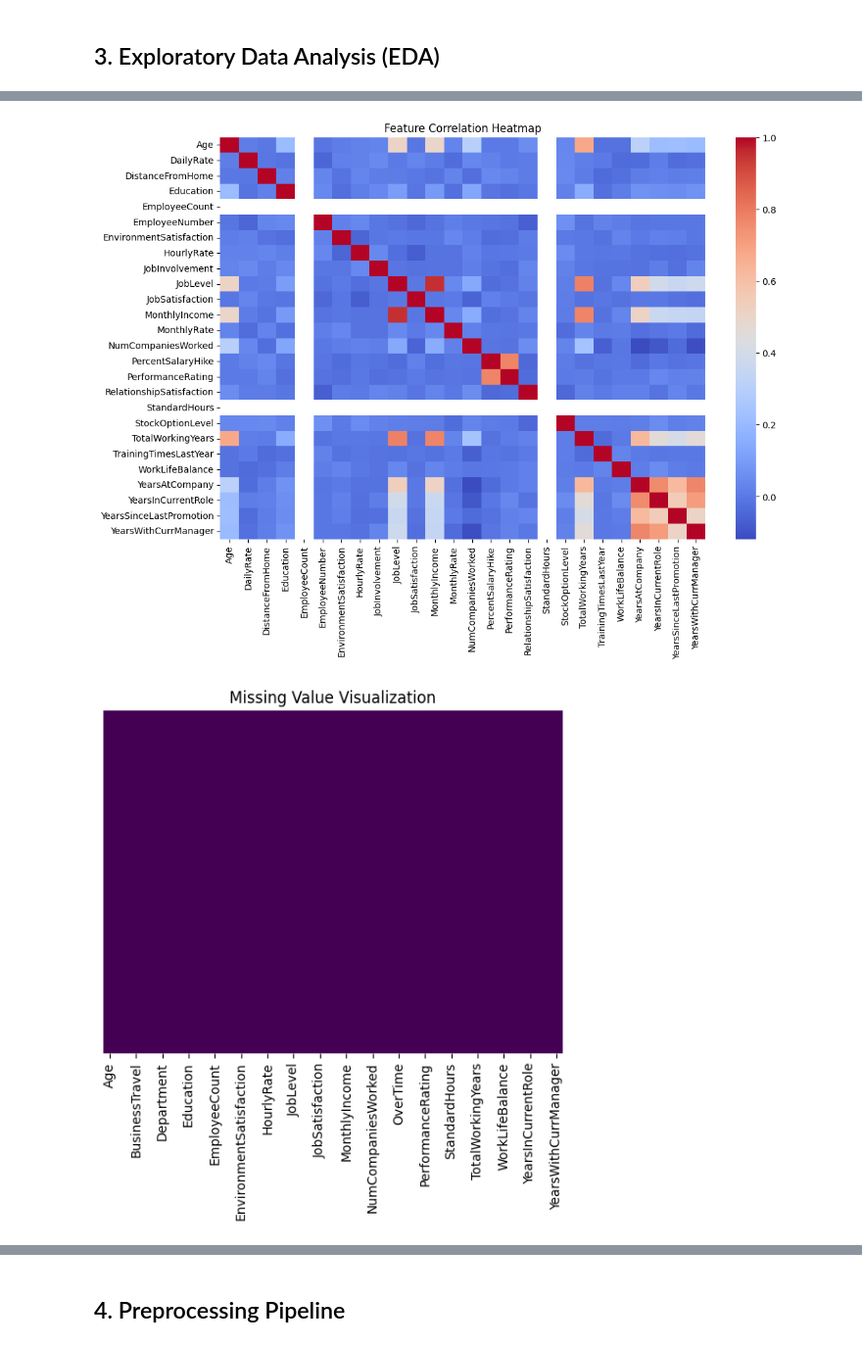
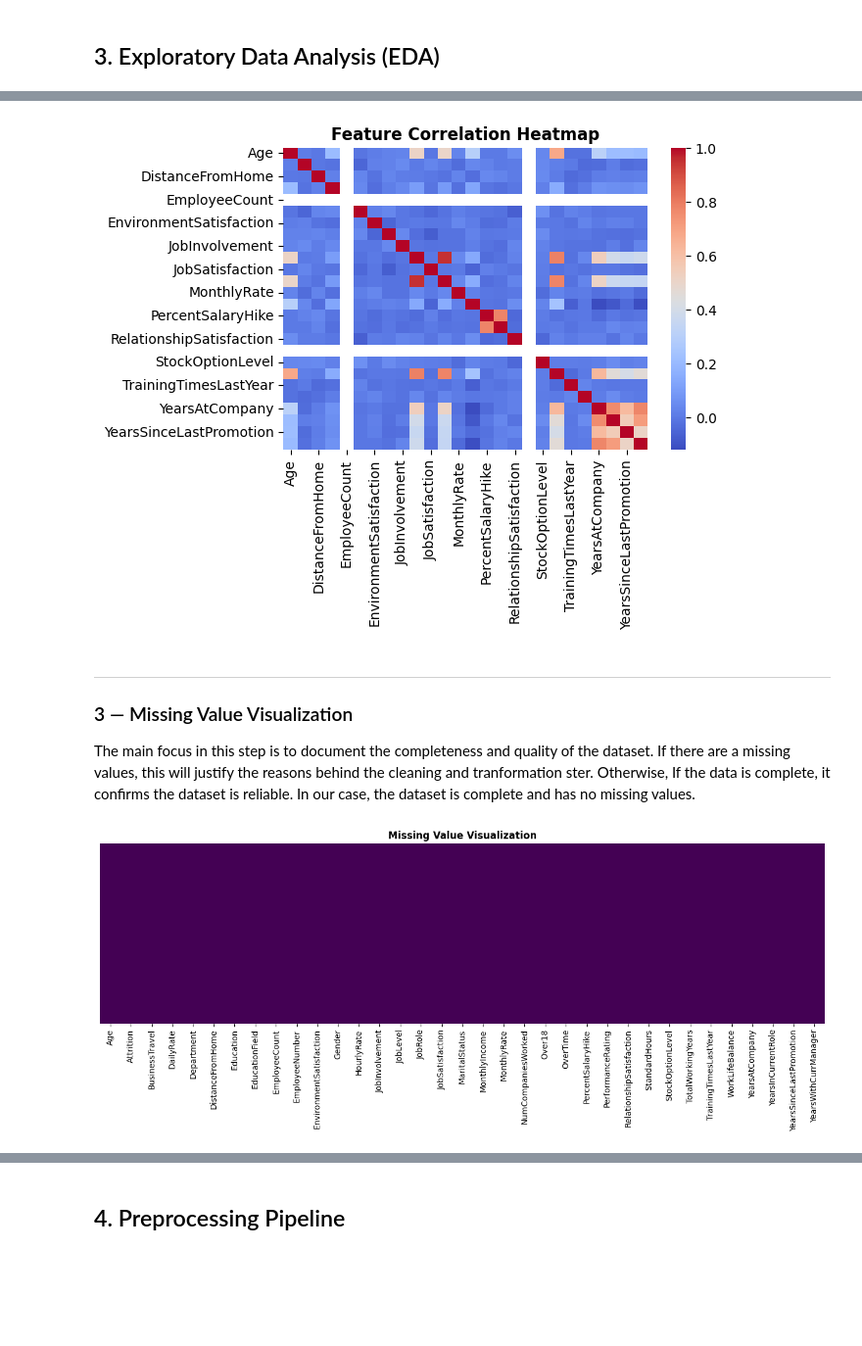
Before and after one commit to K0alaxy/SWE485-G2-Phase1, a Jupyter notebook: Phase1_Data_Exploration.ipynb, the cells around one changed output, grey strips where cells are left out. Shown at 98% size. Cells and saved outputs as stored; diff of their text form; code cells hidden in the pictures; blank space fills up the shorter version.

```diff
--- a/Phase1_Data_Exploration.ipynb
+++ b/Phase1_Data_Exploration.ipynb
@@ -48,13 +53,23 @@ plt.show()
 # %%
-plt.figure(figsize=(12, 8))
+# Visualizing the Correlation Matrix for Numerical Features
+plt.figure(figsize=(6, 4))
+# corr() computes pairwise correlation of columns, excluding NA/null values. numeric_only=True ensures only numeric features are considered.
 sns.heatmap(df.corr(numeric_only=True), annot=False, cmap='coolwarm')
-plt.title('Feature Correlation Heatmap')
+plt.title('Feature Correlation Heatmap', fontweight='bold')
+plt.savefig('plots/viz2_correlation_heatmap.png', bbox_inches='tight')
 plt.show()
 # %% [output]
-[figure, old version]
+[figure, new version]
+# %% [markdown]
+---
+### 3 — Missing Value Visualization
+The main focus in this step is to document the completeness and quality of the dataset. If there are a missing values, this will justify the reasons behind the cleaning and tranformation ster. Otherwise, If the data is complete, it confirms the dataset is reliable. In our case, the dataset is complete and has no missing values.
 # %%
+# Visualizing Missing Values in the Dataset
+plt.figure(figsize=(16, 4))
 sns.heatmap(df.isnull(), yticklabels=False, cbar=False, cmap='viridis')
-plt.title('Missing Value Visualization')
+plt.title('Missing Value Visualization', fontweight='bold')
+plt.savefig('plots/viz3_missing_values_check.png', bbox_inches='tight')
 plt.show()
 # %% [output]
-[figure, old version]
+[figure, new version]
```
Also changed, not shown: parts of 7 cells of this notebook, 4 other files.
